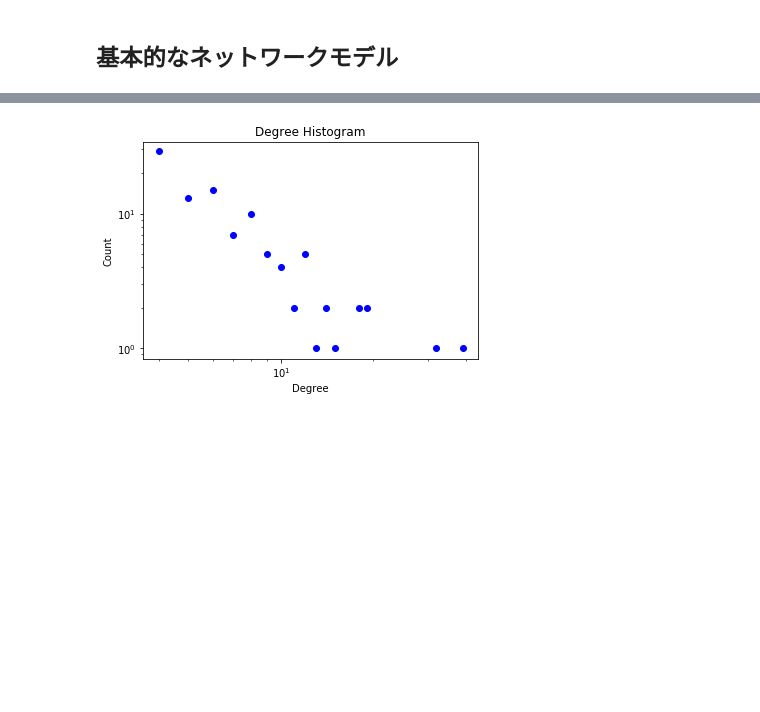
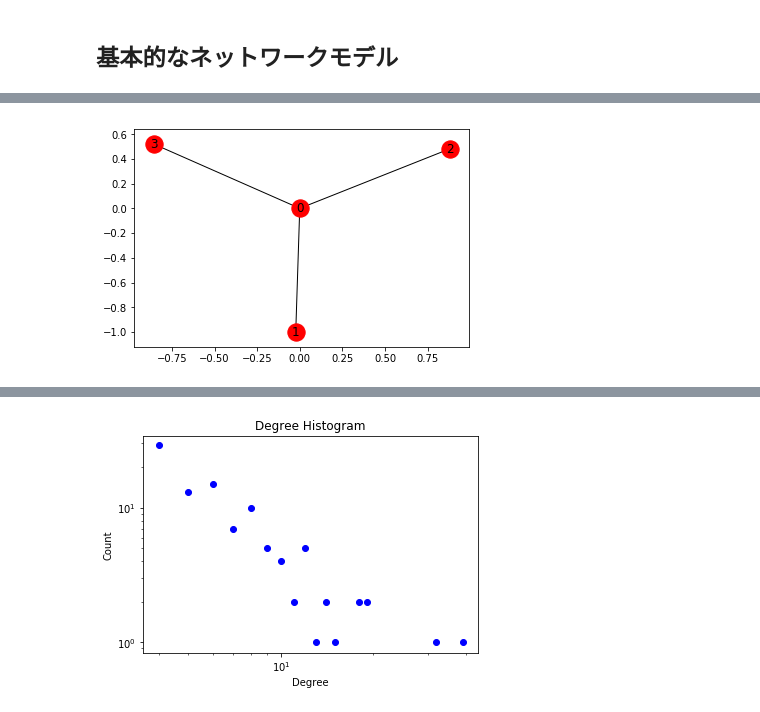
Before and after one commit to MasakiChujo/NetworkScience, a Jupyter notebook: networkx2_BA_WS.ipynb, the cells around one changed output, grey strips where cells are left out. Saved outputs shown, nothing was run; the diff lists cells and outputs as text; code cells hidden in the pictures; blank space fills up the shorter version.

```diff
--- a/networkx2_BA_WS.ipynb
+++ b/networkx2_BA_WS.ipynb
@@ -12,0 +21,6 @@ import collections
+# %%
+G=nx.Graph()
+G.add_edges_from([[0,1],[0,2],[0,3]])
+nx.draw_networkx(G)
+# %% [output]
+[figure, added]
```
Also changed, not shown: parts of 9 cells of this notebook, 4 other files.
